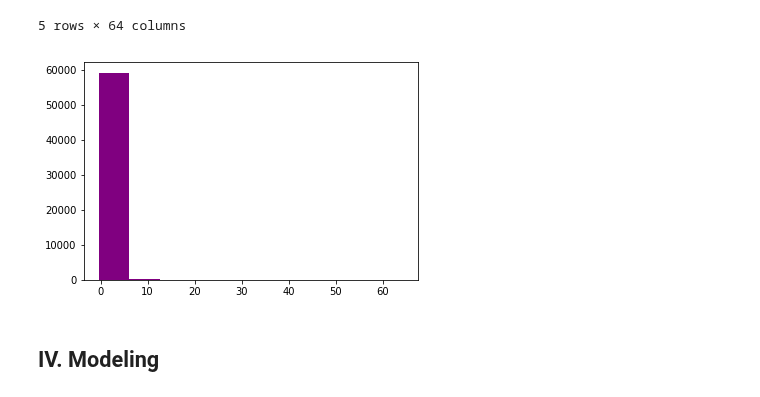
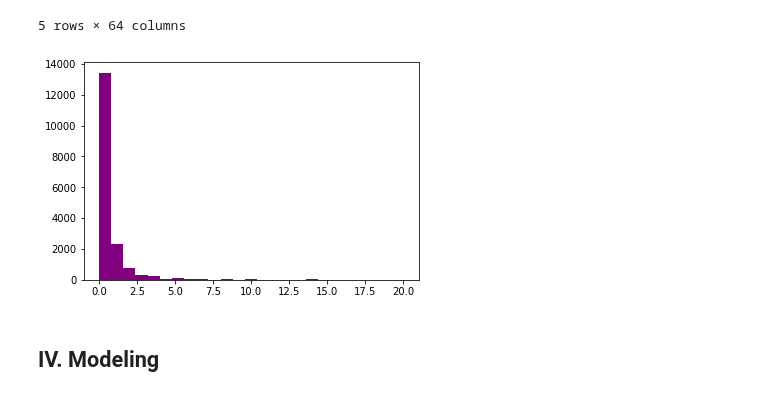
Before and after one commit to MagicMilly/dsc-3-final-project-online-ds-ft-100118, a Jupyter notebook: student.ipynb, the cells around one changed output. Drawn from its saved outputs; the diff is of its cells as text; code cells hidden in the pictures.

```diff
--- a/student.ipynb
+++ b/student.ipynb
@@ -1350,9 +1257,9 @@ standard_df.head()
 | 4 | -0.105970 | -0.964200 | -1.548642 | 1.317271 | -0.381587 | 0.304987 | 0.646058 | -0.388366 | ... |
 5 rows × 64 columns
 # %%
-plt.hist(standard_df.population, color='purple');
+plt.hist(standard_df.population, color='purple', range=(0,20), bins=25);
 # %% [output]
-[figure, old version]
+[figure, new version]
 # %% [markdown]
 ## IV. Modeling
 # %%
```
Also changed, not shown: parts of 40 cells of this notebook.
